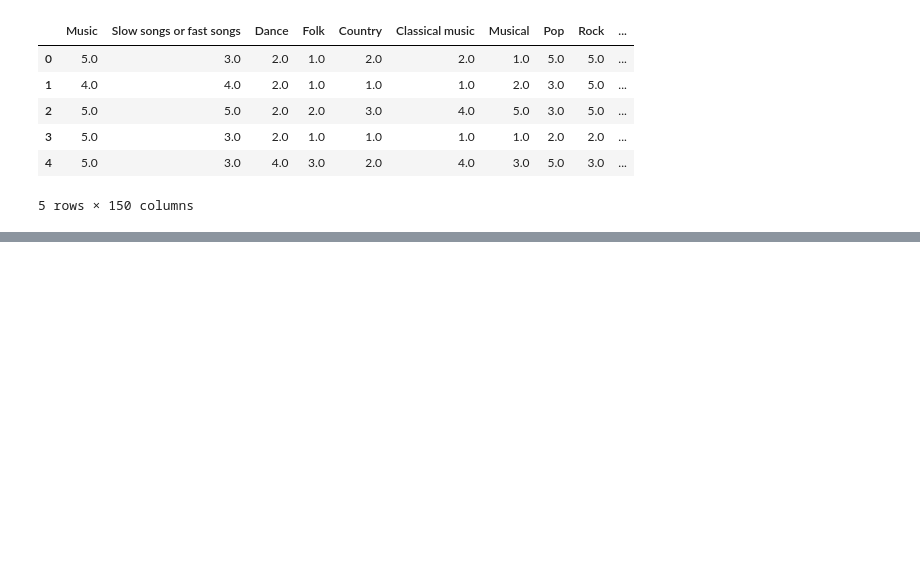
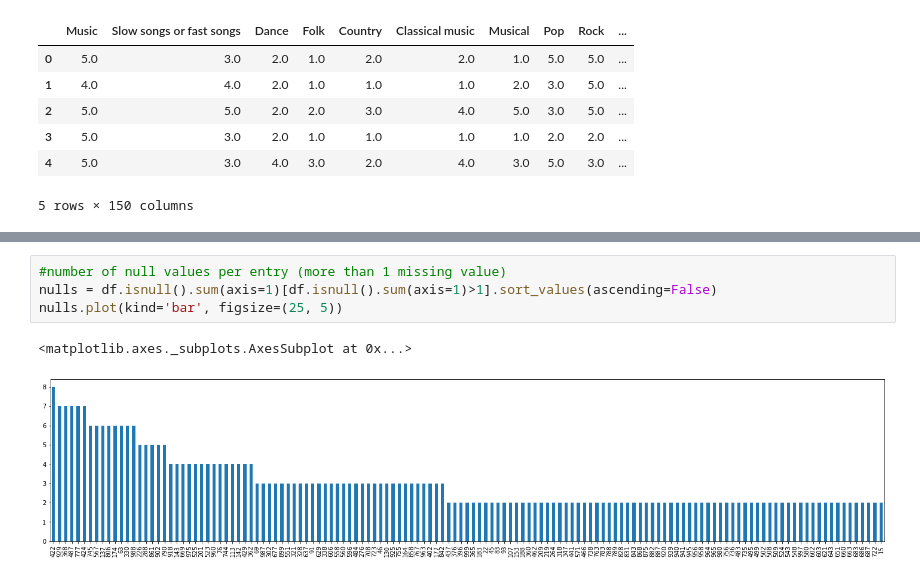
Before and after one commit to blazejdolicki/data-madness, a Jupyter notebook: Data_Analysis.ipynb, the cells around one changed output, grey strips where cells are left out. Drawn from its saved outputs; the diff is of its cells as text; blank space fills up the shorter version.

```diff
--- a/Data_Analysis.ipynb
+++ b/Data_Analysis.ipynb
@@ -13,0 +31,7 @@ df.head()
+# %%
+#number of null values per entry (more than 1 missing value)
+nulls = df.isnull().sum(axis=1)[df.isnull().sum(axis=1)>1].sort_values(ascending=False)
+nulls.plot(kind='bar', figsize=(25, 5))
+# %% [output]
+<matplotlib.axes._subplots.AxesSubplot at 0x...>
+[figure, added]
```
Also changed, not shown: parts of 8 cells of this notebook.
